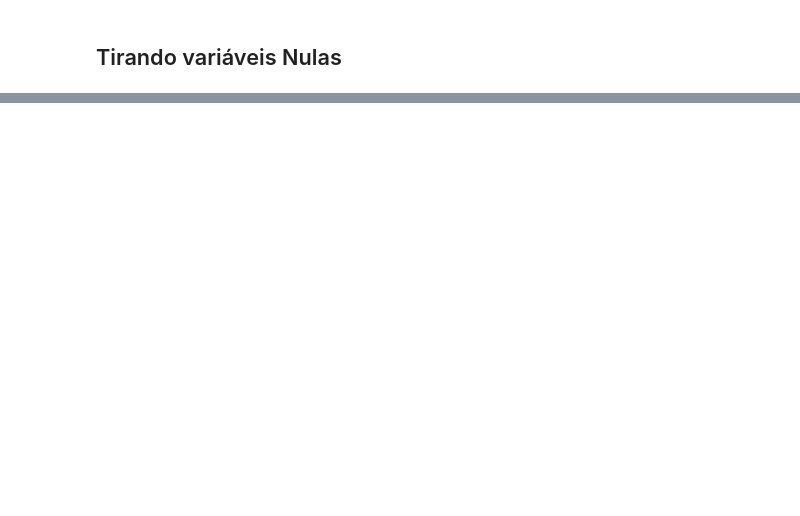
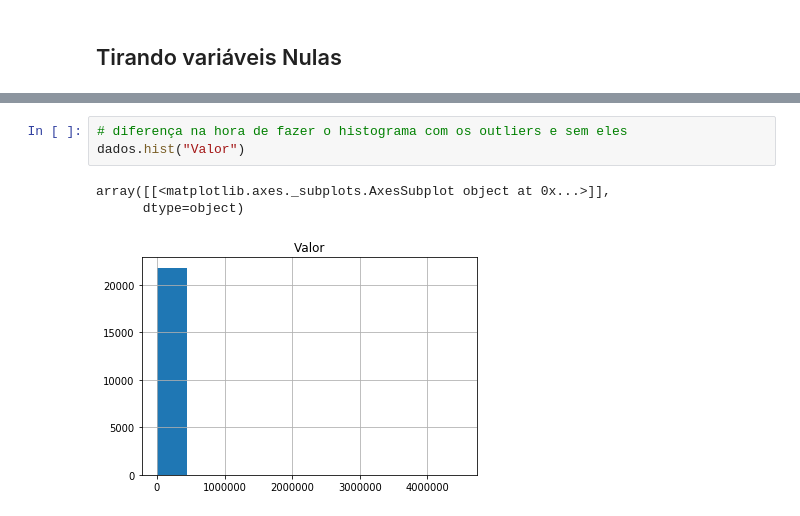
Before and after one commit to brenocg1/data-analysis, a Jupyter notebook: pandas/alugueis/alugueis.ipynb, the cells around one changed output, grey strips where cells are left out. Cells and saved outputs as stored; diff of their text form; blank space fills up the shorter version.

```diff
--- a/pandas/alugueis/alugueis.ipynb
+++ b/pandas/alugueis/alugueis.ipynb
@@ -329,0 +619,7 @@ dados.notnull().head(10)
+# %%
+# diferença na hora de fazer o histograma com os outliers e sem eles
+dados.hist("Valor")
+# %% [output]
+array([[<matplotlib.axes._subplots.AxesSubplot object at 0x...>]],
+      dtype=object)
+[figure, added]
```
Also changed, not shown: parts of 41 cells of this notebook, 3 other files.
